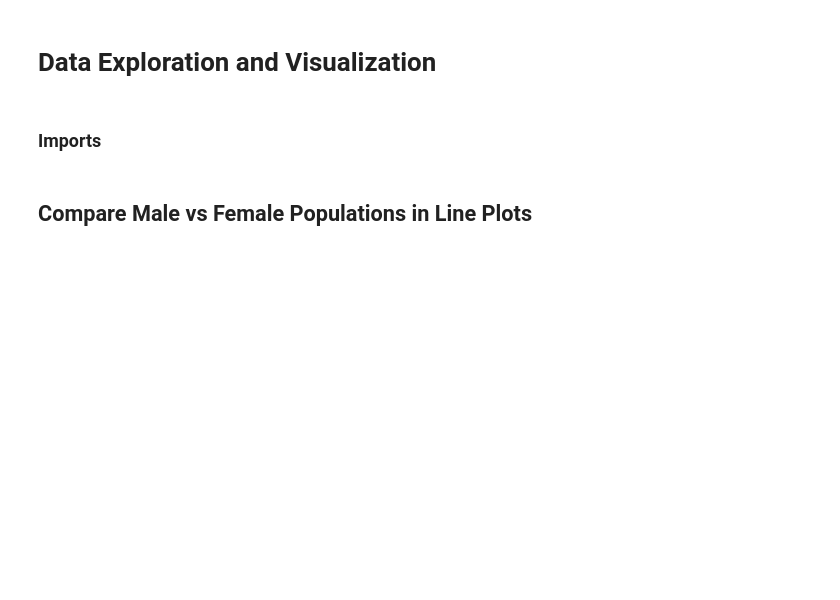
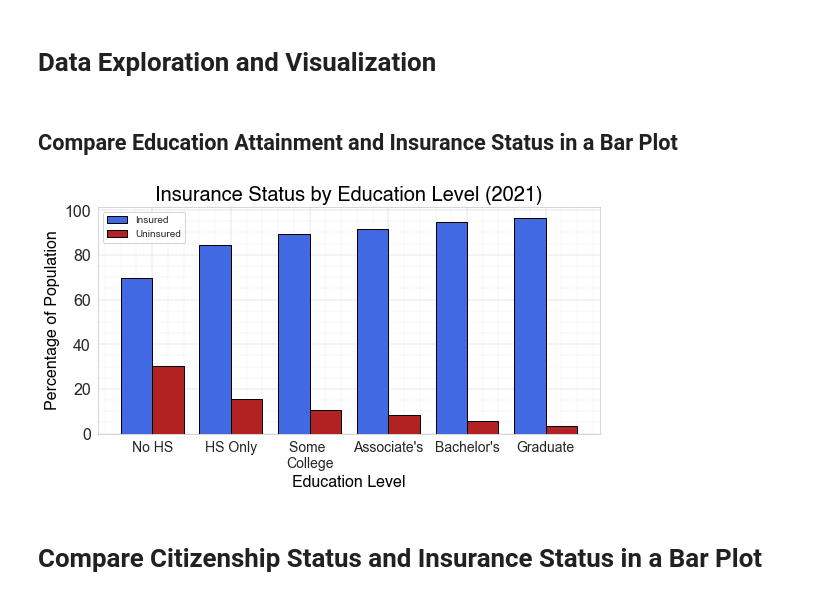
Before and after one commit to MelekM/Mizher_MSDS455_Assignment2_CategoricalData, a Jupyter notebook: Mizher_MSDS455_Assignment2_CategoricalData.ipynb, the cells around one changed output. Cells and saved outputs as stored; diff of their text form; code cells hidden in the pictures; blank space fills up the shorter version.

```diff
--- a/Mizher_MSDS455_Assignment2_CategoricalData.ipynb
+++ b/Mizher_MSDS455_Assignment2_CategoricalData.ipynb
@@ -73,4 +87,2 @@ Total_College_Completion_Percentage = np.array((df.Male_College+df.Female_Colleg
 # %% [markdown]
 # Data Exploration and Visualization
-# %% [markdown]
-### Imports
@@ -80,3 +89,71 @@ from matplotlib.ticker import AutoMinorLocator
-# %% [markdown]
-## Compare Male vs Female Populations in Line Plots
+# %% [markdown]
+## Compare Education Attainment and Insurance Status in a Bar Plot
+# %%
+Insured_Educ = Insured[0:6]
+Uninsured_Educ = Uninsured[0:6]
+
+#Create Labels for the X-Axis
+Education_Labels = ['No HS', 'HS Only', 'Some \nCollege', "Associate's", "Bachelor's", "Graduate"]
+
+#Create Parameters for Double-Bar Plot
+n = len(Insured_Educ)
+r = np.arange(n)
+width = 0.4
+
+#Set Barplot Size
+fig, ax = plt.subplots(figsize=(9,5))
+
+#Set both of the bar plots
+plt.bar(r, Insured_Educ, color = 'royalblue',
+        width = width, edgecolor = 'black',
+        label='Insured')
+plt.bar(r + width, Uninsured_Educ, color = 'firebrick',
+        width = width, edgecolor = 'black',
+        label='Uninsured')
+
+#Style Axis Labels
+title_font = {'family':'helvetica','color':'black','size':20}
+label_font = {'family':'helvetica','color':'black','size':16}
+
+#Define Title
+plt.title("Insurance Status by Education Level (2021)", fontdict=title_font)
+
+#Define Axis Labels
+plt.xlabel("Education Level", fontdict=label_font)
+plt.ylabel("Percentage of Population", fontdict=label_font)
+
+#Auto-scale the Axes
+#Autoscales both axes to ensure the data fits the plot.
+plt.autoscale(enable=True, axis='both', tight=None)
+
+
+#Design the Grid
+#Adds the Grid line's Major Ticks and their Style
+plt.grid(which='major', color='gray', linestyle='--', linewidth=0.25)
+#Defines the Minor Ticks and their style
+plt.grid(which='minor', color='gray', linestyle=':', linewidth=0.15)
+#Turns on the Minor Ticks
+plt.minorticks_on()
+#Hides Minor Ticks while keeping the grid lines
+plt.tick_params(which='minor', bottom=False, left=False)
+
+#Sets the Axis Ticks spacing, labels, and font sizes
+plt.yticks(fontsize=16)
+plt.xticks(r + width/2, Education_Labels, fontsize=14)
+
+#Adds the Legend
+plt.legend()
+
+#Prevents the Cutting Off of the Label at the Bottom of the Graph
+plt.subplots_adjust(bottom=0.25)
+
+#Save graph
+plt.savefig('Insurance_Status_By_Education_Barplot.png')
+
+#Shows the Plot
+plt.show()
+# %% [output]
+[figure, added]
+# %% [markdown]
+# Compare Citizenship Status and Insurance Status in a Bar Plot
 # %%
```
Also changed, not shown: parts of 21 cells of this notebook, 5 other files.
